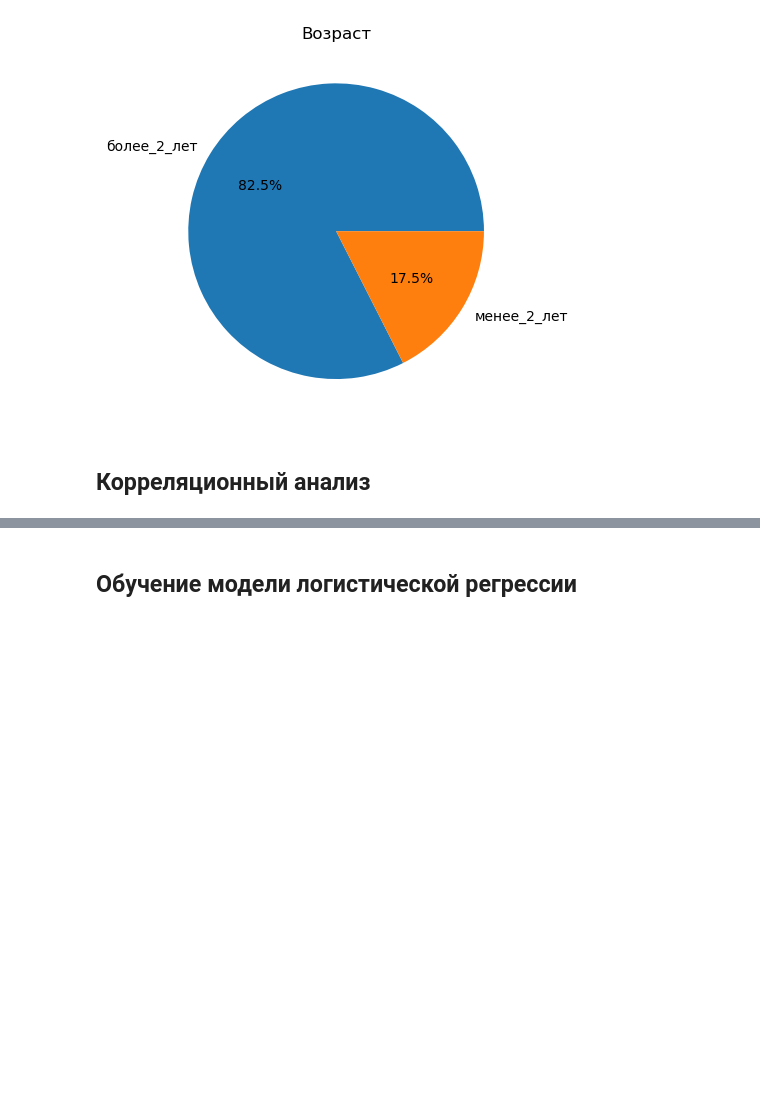
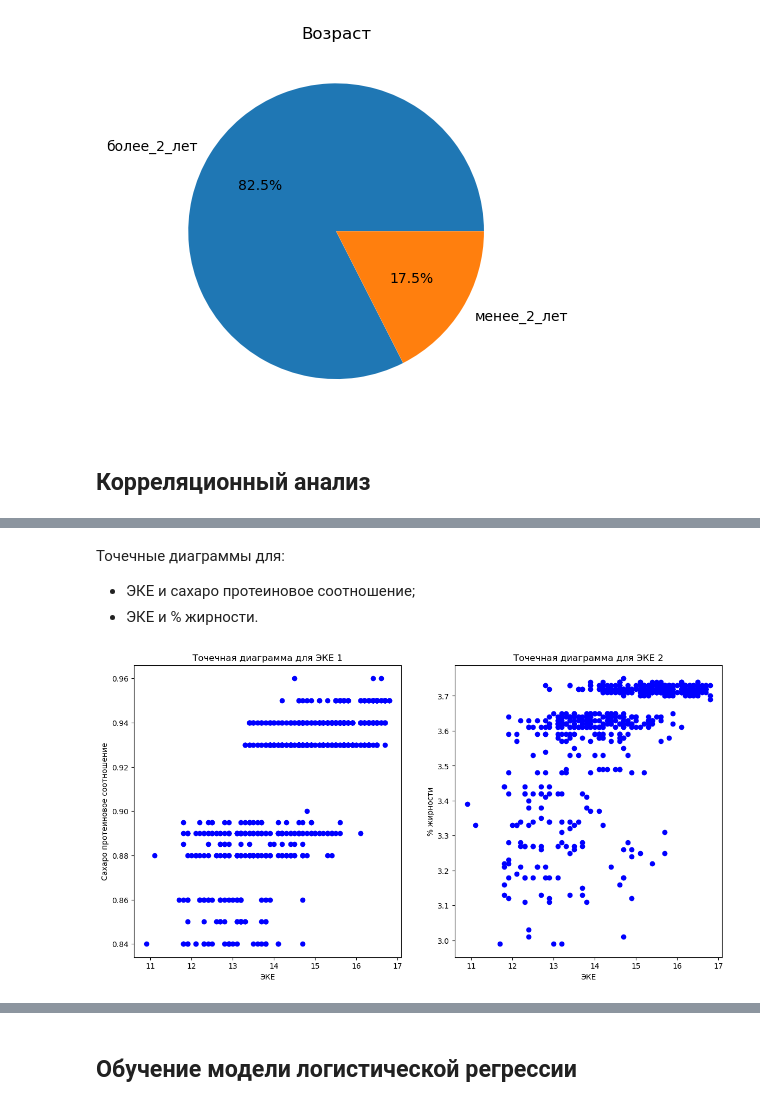
Before and after one commit to butuzovzeleboba/Linear-models-in-machine-learning, a Jupyter notebook: Linear models in machine learning.ipynb, the cells around one changed output, grey strips where cells are left out. Drawn from its saved outputs; the diff is of its cells as text; code cells hidden in the pictures; blank space fills up the shorter version.

```diff
--- a/Linear models in machine learning.ipynb
+++ b/Linear models in machine learning.ipynb
@@ -865,0 +810,20 @@ plt.title('Scatter Plot Example');
+# %% [markdown]
+Точечные диаграммы для:
+- ЭКЕ и сахаро протеиновое соотношение;
+- ЭКЕ и % жирности.
+# %%
+fig, axs = plt.subplots(1, 2, figsize=(14, 7))
+
+# Первый график
+axs[0].scatter(ferma_main['энергетическая_кормовая_единица'], ferma_main['сахаро_протеиновое_соотношение'], c='blue')
+axs[0].set_xlabel('ЭКЕ')
+axs[0].set_ylabel('Сахаро протеиновое соотношение')
+axs[0].set_title('Точечная диаграмма для ЭКЕ 1')
+
+# Второй график
+axs[1].scatter(ferma_main['энергетическая_кормовая_единица'], ferma_main['процент_жирности'], c='blue')
+axs[1].set_xlabel('ЭКЕ')
+axs[1].set_ylabel('% жирности')
+axs[1].set_title('Точечная диаграмма для ЭКЕ 2');
+# %% [output]
+[figure, added]
```
Also changed, not shown: parts of 72 cells of this notebook.
